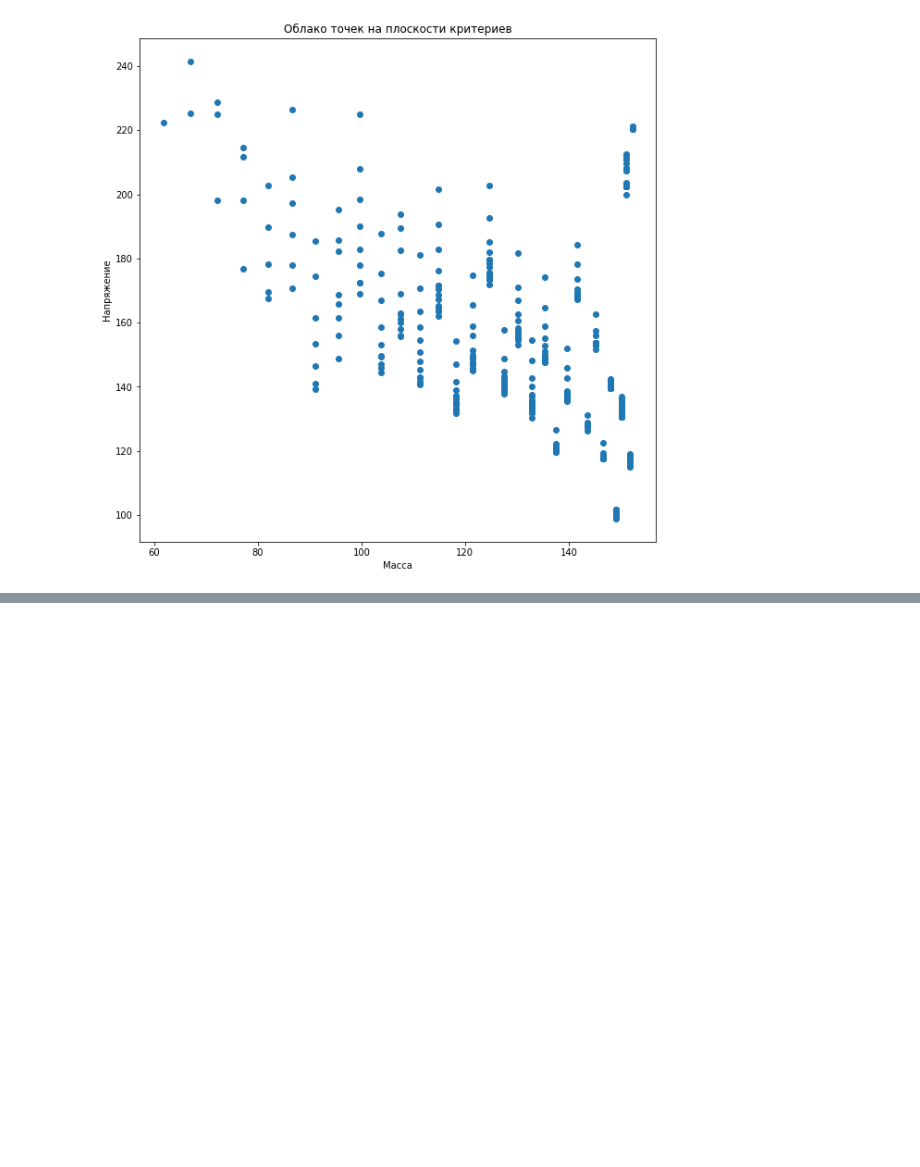
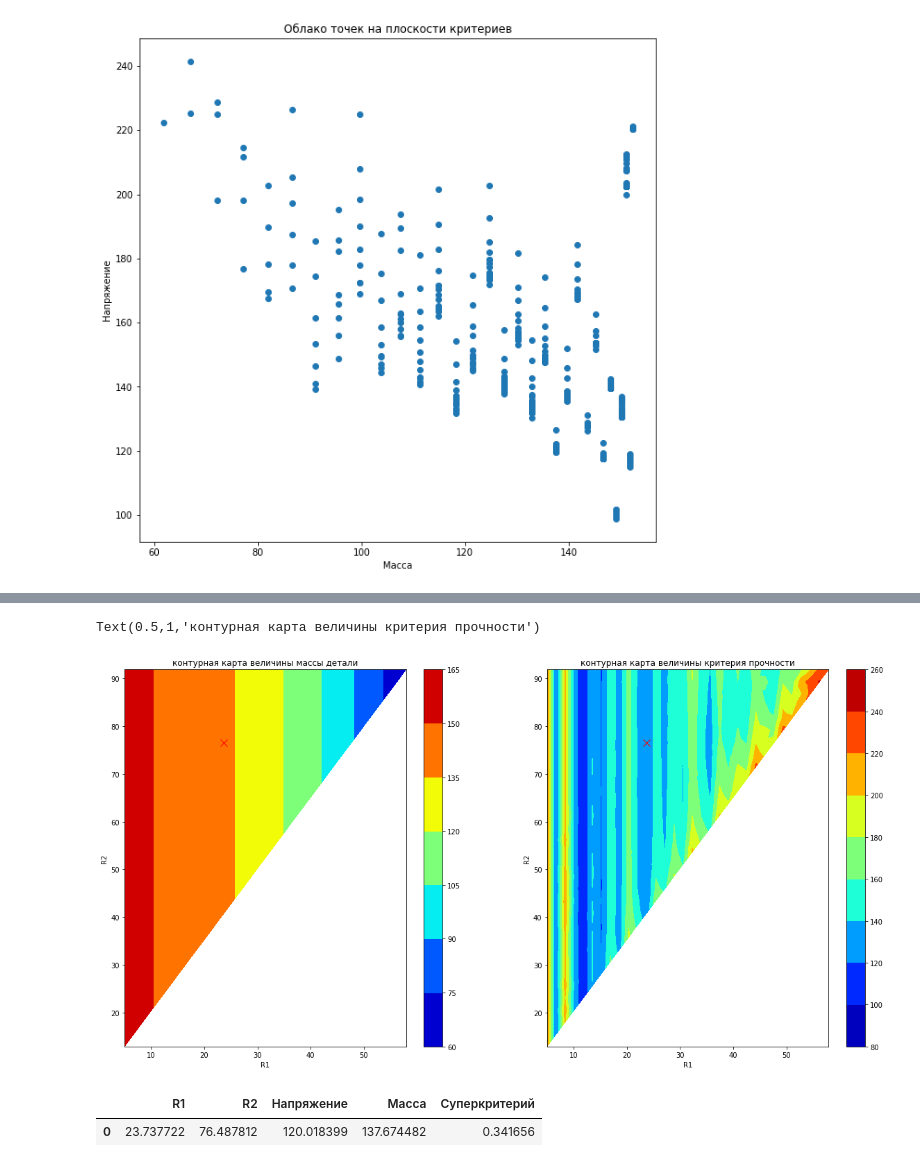
Before and after one commit to AlezM/instrumental-modeling-sources, a Jupyter notebook: HomeWork2.ipynb, the cells around one changed output, grey strips where cells are left out. Drawn from its saved outputs; the diff is of its cells as text; code cells hidden in the pictures; blank space fills up the shorter version.

```diff
--- a/HomeWork2.ipynb
+++ b/HomeWork2.ipynb
@@ -456,0 +466,3 @@ Text(0.5,1,'Облако точек на плоскости критериев')
+# %%
+def scale(x,mx,mn):
+    return (x-mn)/(mx-mn)
@@ -456,0 +520,24 @@ Text(0.5,1,'Облако точек на плоскости критериев')
+# %%
+rez_array = np.array(rez)
+# %%
+plt.figure(figsize=(20,10))
+plt.subplot(1,2,1)
+plt.tricontourf(test_points[:, 0], test_points[:, 1], trng1.simplices,
+                  mass, cmap='jet')
+plt.plot(rez_array[:,0], rez_array[:,1],'xr',markersize=10)
+plt.colorbar()
+plt.xlabel('R1')
+plt.ylabel('R2')
+plt.title('контурная карта величины массы детали')
+
+plt.subplot(1,2,2)
+plt.tricontourf(test_points[:, 0], test_points[:, 1], trng1.simplices,
+                  sig, cmap='jet')
+plt.plot(rez_array[:,0], rez_array[:,1],'xr',markersize=10)
+plt.colorbar()
+plt.xlabel('R1')
+plt.ylabel('R2')
+plt.title('контурная карта величины критерия прочности')
+# %% [output]
+Text(0.5,1,'контурная карта величины критерия прочности')
+[figure, added]
@@ -456,0 +546,8 @@ Text(0.5,1,'Облако точек на плоскости критериев')
+# %%
+columns = ['R1','R2','Напряжение','Масса','Суперкритерий']
+dt = np.hstack((rez,rez_specs,rez_super_crit))
+df = pd.DataFrame(data = dt,columns=columns)
+df
+# %% [output]
+|  | R1 | R2 | Напряжение | Масса | Суперкритерий |
+| 0 | 23.737722 | 76.487812 | 120.018399 | 137.674482 | 0.341656 |
```
Also changed, not shown: parts of 15 cells of this notebook, 1 other file.
